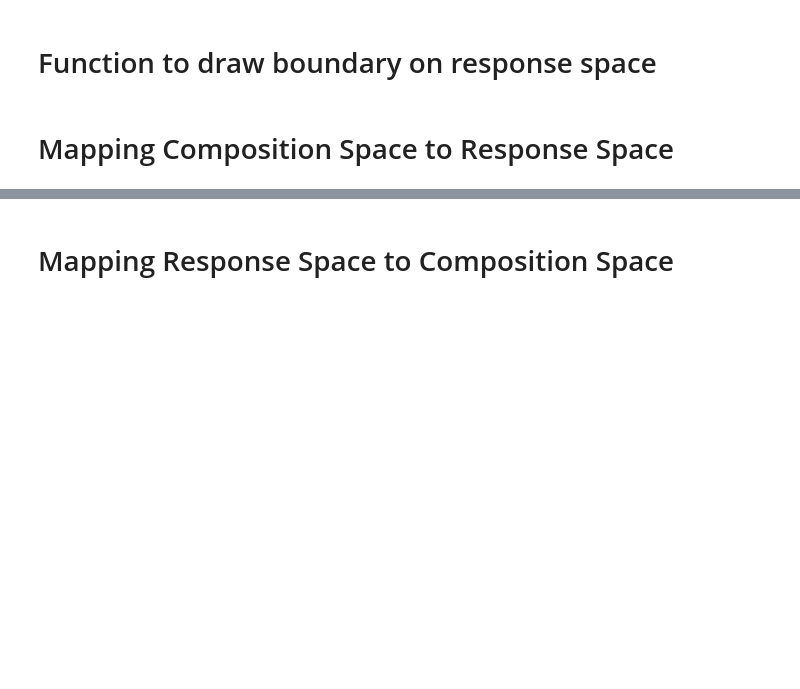
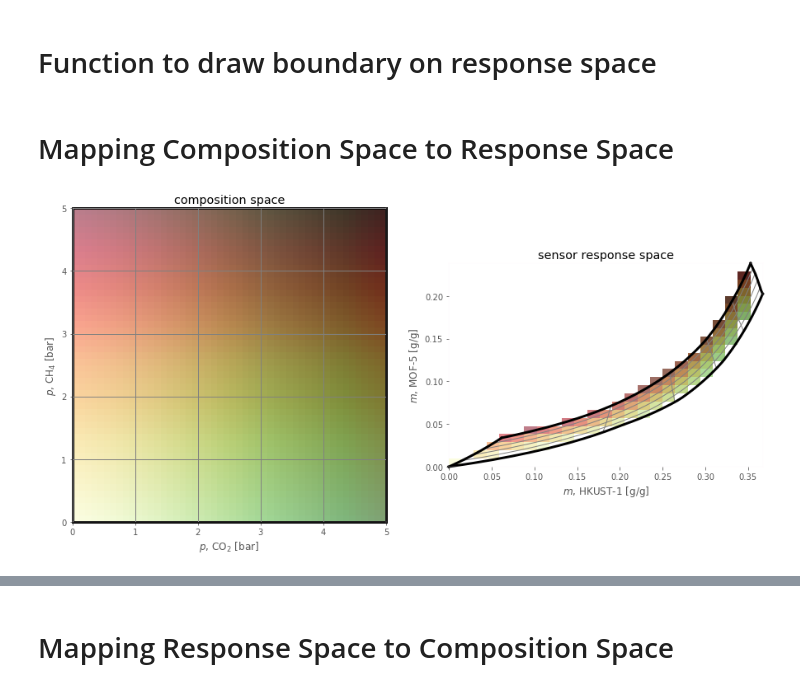
Before and after one commit to SimonEnsemble/nonlinear_sensing, a Jupyter notebook: viz mapping.ipynb, the cells around one changed output, grey strips where cells are left out. Saved outputs shown, nothing was run; the diff lists cells and outputs as text; code cells hidden in the pictures; blank space fills up the shorter version.

```diff
--- a/viz mapping.ipynb
+++ b/viz mapping.ipynb
@@ -436,11 +432,11 @@ m_max = np.zeros(2)
 m_max[0] = f(np.array([p_max, 0.0]))[0]
 m_max[1] = f(np.array([p_max, p_max]))[1]
 
-num_grid_pts = 50
+num_grid_pts = 25
 m0_grid = np.linspace(0, m_max[0], num_grid_pts)
 m1_grid = np.linspace(0, m_max[1], num_grid_pts)
 
-z_response = [[colorFromBivariateData(0, 0) for i in range(num_grid_pts)] for j in range(num_grid_pts)]
+z_response = [[colorFromBivariateData(np.nan, np.nan) for i in range(num_grid_pts)] for j in range(num_grid_pts)]
 
 for i in range(num_grid_pts):
     for j in range(num_grid_pts):
@@ -451,6 +447,8 @@ for i in range(num_grid_pts):
             continue
         # now do the real inverse
         p = g(m)
+        if np.any(np.isnan(p)):
+            continue
         if np.all(p < p_max):
             z_response[j][i] = colorFromBivariateData(p[0] / p_max, p[1] / p_max)
 
@@ -470,30 +468,32 @@ for i in range(len(ps)):
     ###
     p_a = ps[i] # p_a is constant here.
     draw_vert_line(p_a, 0, p_max, 0)
 
     # plot the image of the line in sensor response space
     p_b = np.linspace(0.0, p_max, nb_pts)
 
     # loop through points on the line
     m0 = np.zeros(nb_pts)
     m1 = np.zeros(nb_pts)
     for j in range(nb_pts):
         p = np.array([p_a, p_b[j]])
         m0[j], m1[j] = f(p)
     ax[1].plot(m0, m1, color="gray", lw=1)
 
     ###
     #   y = constant (horizontal) grid lines
     ###
     p_b = ps[i] # p_b is constant here.
     draw_horizontal_line(p_b, 0, p_max, 0)
 
     # plot the image of the line in sensor response space
     p_a = np.linspace(0.0, p_max, nb_pts)
     # loop through points on the line
     for j in range(nb_pts):
         p = np.array([p_a[j], p_b])
         m0[j], m1[j] = f(p)
     ax[1].plot(m0, m1, color="gray", lw=1)
 
 draw_mspace_boundaries(p_max, 1)
+# %% [output]
+[figure, added]
```
Also changed, not shown: parts of 10 cells of this notebook.
